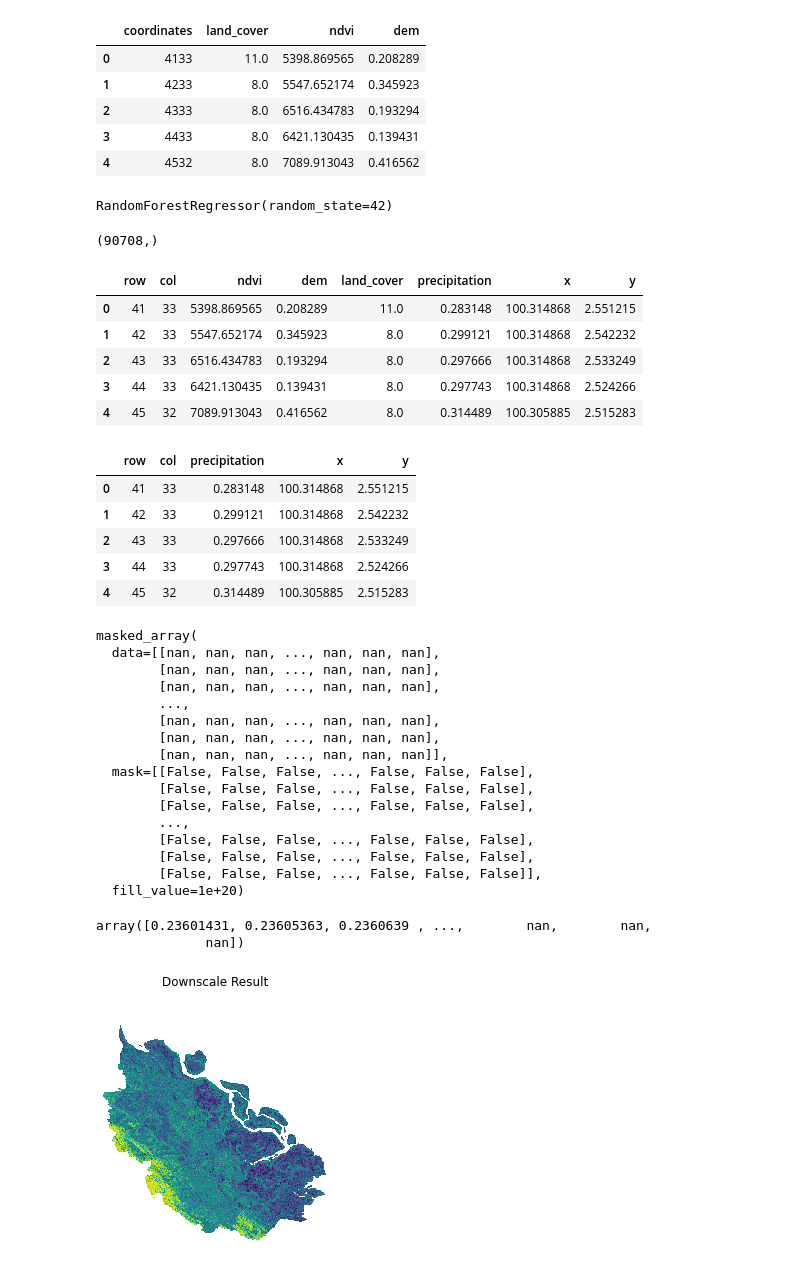
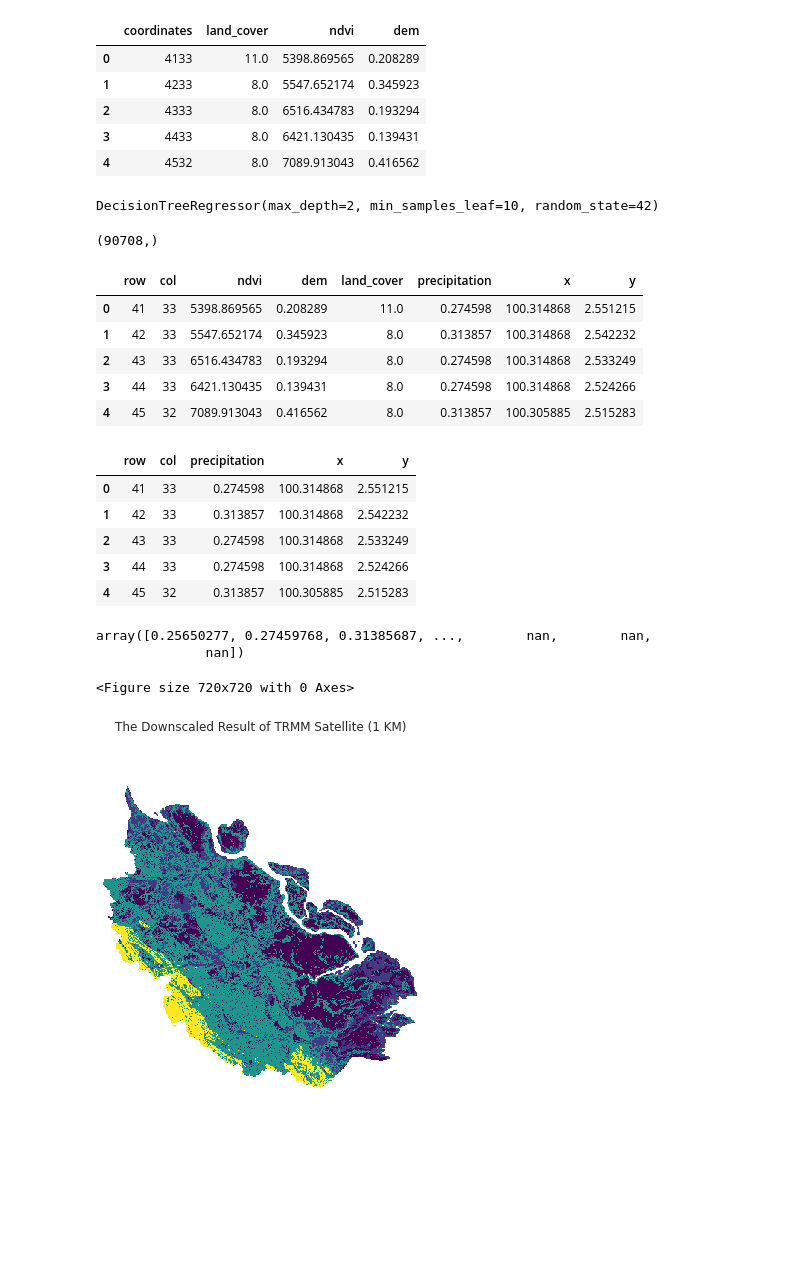
Before and after one commit to khalidmeister/trmm-downscaling, a Jupyter notebook: code_downscaling.ipynb, the cells around one changed output. Saved outputs shown, nothing was run; the diff lists cells and outputs as text; code cells hidden in the pictures; blank space fills up the shorter version.

```diff
--- a/code_downscaling.ipynb
+++ b/code_downscaling.ipynb
@@ -661,0 +684,6 @@ plt.show()
+# %%
+sns.set(rc={'figure.figsize': (12, 6)})
+
+sns.boxplot(data=data_for_modeling, x='land_cover', y='precipitation').set(title='The Box Plot of Precipitation based on Its Land Cover Class', xlabel='Land Cover', ylabel='Precipitation')
+plt.savefig('Figure 6.png', dpi=300)
+plt.show()
@@ -661,0 +692,6 @@ plt.show()
+# %%
+sns.set(rc={'figure.figsize':(12,6)})
+
+sns.histplot(data=data_for_modeling, x='precipitation').set(title='The Distribution of Precipitation in Riau Province', xlabel='Precipitation')
+plt.savefig('Figure 7.png', dpi=300)
+plt.show()
@@ -711,0 +848,3 @@ print(model.feature_importances_)
+# %%
+model = load('model_downscale_dt.joblib')
+model.feature_importances_
@@ -788,7 +912,7 @@ X_scaled = scaler.fit_transform(X)
 # %%
 model
 # %% [output]
-RandomForestRegressor(random_state=42)
+DecisionTreeRegressor(max_depth=2, min_samples_leaf=10, random_state=42)
 # %%
 y_pred = model.predict(X_scaled)
 y_pred.shape
@@ -801,9 +925,9 @@ final_1km_df = final_1km_df[['row', 'col', 'ndvi', 'dem', 'land_cover', 'precipi
 final_1km_df.head()
 # %% [output]
 |  | row | col | ndvi | dem | land_cover | precipitation | x | y |
-| 0 | 41 | 33 | 5398.869565 | 0.208289 | 11.0 | 0.283148 | 100.314868 | 2.551215 |
-| 1 | 42 | 33 | 5547.652174 | 0.345923 | 8.0 | 0.299121 | 100.314868 | 2.542232 |
-| 2 | 43 | 33 | 6516.434783 | 0.193294 | 8.0 | 0.297666 | 100.314868 | 2.533249 |
-| 3 | 44 | 33 | 6421.130435 | 0.139431 | 8.0 | 0.297743 | 100.314868 | 2.524266 |
-| 4 | 45 | 32 | 7089.913043 | 0.416562 | 8.0 | 0.314489 | 100.305885 | 2.515283 |
+| 0 | 41 | 33 | 5398.869565 | 0.208289 | 11.0 | 0.274598 | 100.314868 | 2.551215 |
+| 1 | 42 | 33 | 5547.652174 | 0.345923 | 8.0 | 0.313857 | 100.314868 | 2.542232 |
+| 2 | 43 | 33 | 6516.434783 | 0.193294 | 8.0 | 0.274598 | 100.314868 | 2.533249 |
+| 3 | 44 | 33 | 6421.130435 | 0.139431 | 8.0 | 0.274598 | 100.314868 | 2.524266 |
+| 4 | 45 | 32 | 7089.913043 | 0.416562 | 8.0 | 0.313857 | 100.305885 | 2.515283 |
 # %%
@@ -813,31 +937,13 @@ downscale_result = final_1km_df[['row', 'col', 'precipitation', 'x', 'y']]
 downscale_result.head()
 # %% [output]
 |  | row | col | precipitation | x | y |
-| 0 | 41 | 33 | 0.283148 | 100.314868 | 2.551215 |
-| 1 | 42 | 33 | 0.299121 | 100.314868 | 2.542232 |
-| 2 | 43 | 33 | 0.297666 | 100.314868 | 2.533249 |
-| 3 | 44 | 33 | 0.297743 | 100.314868 | 2.524266 |
-| 4 | 45 | 32 | 0.314489 | 100.305885 | 2.515283 |
+| 0 | 41 | 33 | 0.274598 | 100.314868 | 2.551215 |
+| 1 | 42 | 33 | 0.313857 | 100.314868 | 2.542232 |
+| 2 | 43 | 33 | 0.274598 | 100.314868 | 2.533249 |
+| 3 | 44 | 33 | 0.274598 | 100.314868 | 2.524266 |
+| 4 | 45 | 32 | 0.313857 | 100.305885 | 2.515283 |
-# %%
-ndvi_1km.raster
-# %% [output]
-masked_array(
-  data=[[nan, nan, nan, ..., nan, nan, nan],
-        [nan, nan, nan, ..., nan, nan, nan],
-        [nan, nan, nan, ..., nan, nan, nan],
-        ...,
-        [nan, nan, nan, ..., nan, nan, nan],
-        [nan, nan, nan, ..., nan, nan, nan],
-        [nan, nan, nan, ..., nan, nan, nan]],
-  mask=[[False, False, False, ..., False, False, False],
-        [False, False, False, ..., False, False, False],
-        [False, False, False, ..., False, False, False],
-        ...,
-        [False, False, False, ..., False, False, False],
-        [False, False, False, ..., False, False, False],
-        [False, False, False, ..., False, False, False]],
-  fill_value=1e+20)
 # %%
+import numpy as np
 from tqdm import tqdm
 
 downscale_array = np.zeros(shape=(450, 423), dtype=float)
@@ -845,16 +951,19 @@ row_col = downscale_result[['row', 'col', 'precipitation']]
 
 for i in tqdm(row_col.iterrows()):
   downscale_array[int(i[1]['row']), int(i[1]['col'])] = i[1]['precipitation']
+
+downscale_array[downscale_array == 0.0] = np.nan
+np.unique(downscale_array)
+# %% [output]
+array([0.25650277, 0.27459768, 0.31385687, ...,        nan,        nan,
+              nan])
-# %%
-downscale_array[downscale_array == 0.0] = np.nan
-np.unique(downscale_array)
-# %% [output]
-array([0.23601431, 0.23605363, 0.2360639 , ...,        nan,        nan,
-              nan])
 # %%
-plt.matshow(downscale_array)
-plt.title('Downscale Result')
+plt.figure(figsize=(10, 10))
+plt.matshow(downscale_array, cmap='viridis')
+plt.title('The Downscaled Result of TRMM Satellite (1 KM)')
 plt.axis('off')
+plt.savefig('Figure 8.png', dpi=300)
 plt.show()
 # %% [output]
+<Figure size 720x720 with 0 Axes>
-[figure, old version]
+[figure, new version]
```
Also changed, not shown: parts of 50 cells of this notebook.
